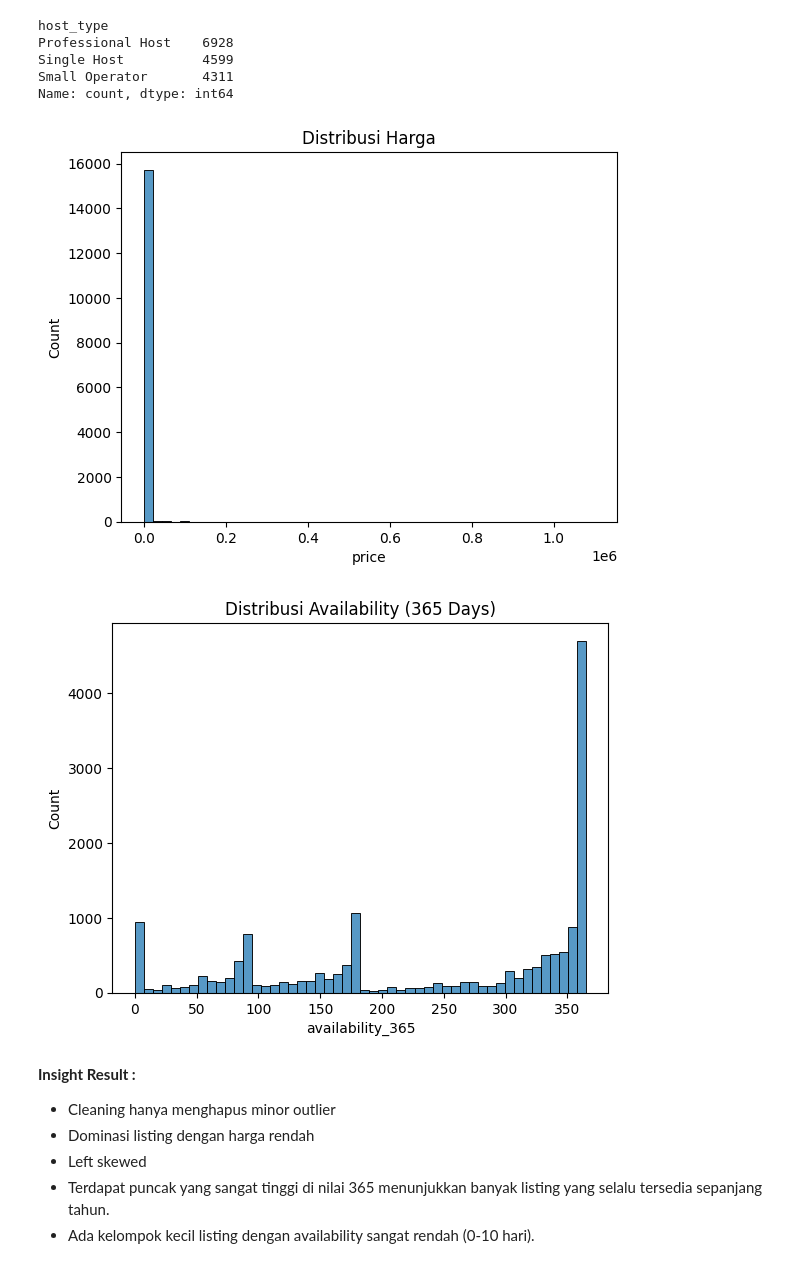
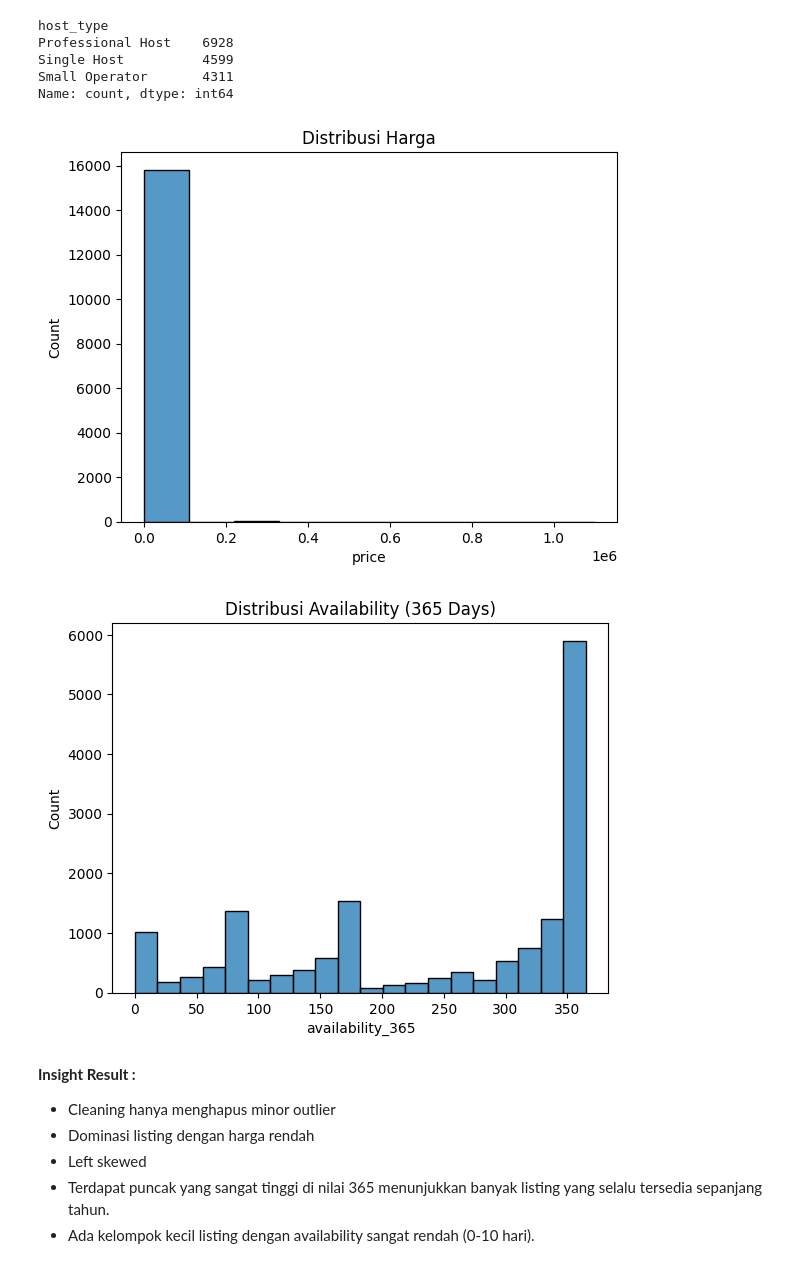
Before and after one commit to Quinntes/airbnb_istings_bangkok, a Jupyter notebook: airbnb listings bangkok.ipynb, the cells around one changed output. Saved outputs shown, nothing was run; the diff lists cells and outputs as text; code cells hidden in the pictures.

```diff
--- a/airbnb listings bangkok.ipynb
+++ b/airbnb listings bangkok.ipynb
@@ -500,18 +516,18 @@ Small Operator       4311
 Name: count, dtype: int64
 # %%
 # Distribusi harga setelah cleaning
-sns.histplot(df_copy['price'], bins=50)
+sns.histplot(df_copy['price'], bins=10)
 plt.title('Distribusi Harga')
-plt.show()~
+plt.show()
 # %% [output]
-[figure, old version]
+[figure, new version]
 # %%
 # Distribusi availability_365 setelah cleaning
-sns.histplot(df_copy['availability_365'], bins=50)
+sns.histplot(df_copy['availability_365'], bins=20)
 plt.title('Distribusi Availability (365 Days)')
 plt.show()
 # %% [output]
-[figure, old version]
+[figure, new version]
 # %% [markdown]
 **Insight Result :**
 - Cleaning hanya menghapus minor outlier
```
Also changed, not shown: parts of 17 cells of this notebook, 1 other file.
